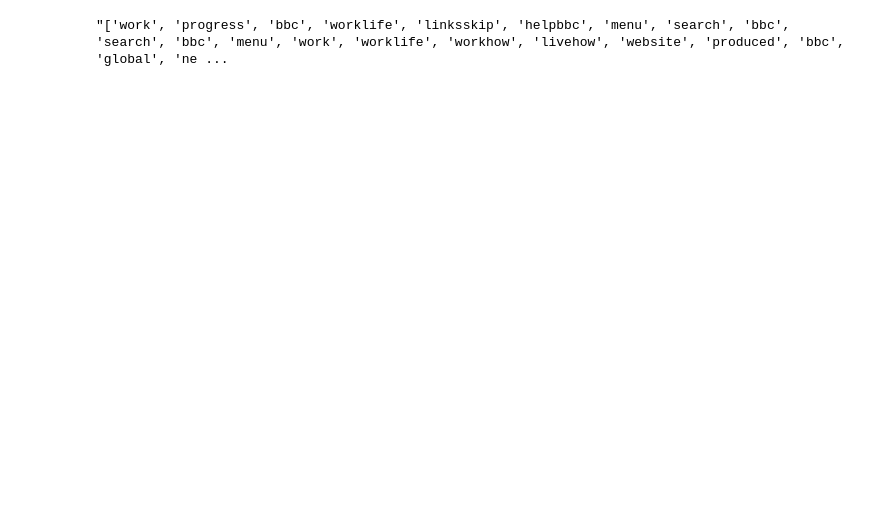
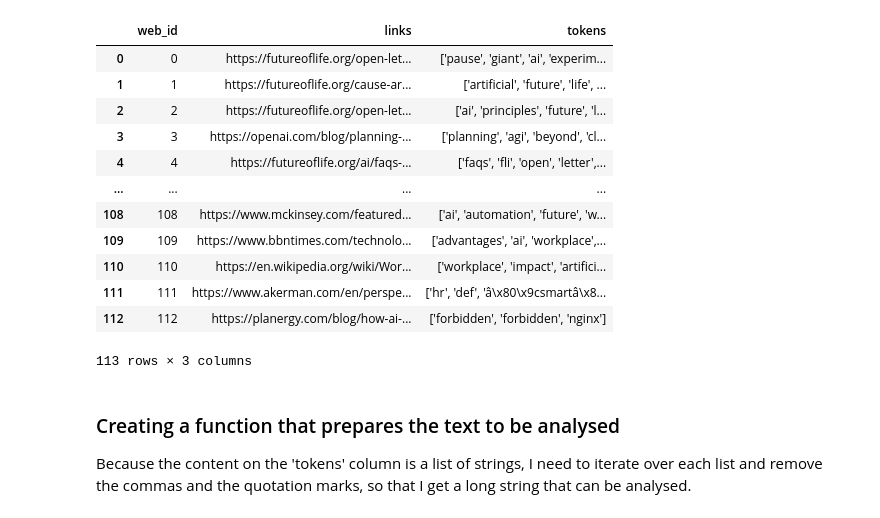
Before and after one commit to dianamgalindo/AI_anxiety, a Jupyter notebook: Design and Process Documentation/Data Analysis/3. Sentiment Analysis.ipynb, the cells around one changed output. Saved outputs shown, nothing was run; the diff lists cells and outputs as text; code cells hidden in the pictures; blank space fills up the shorter version.

Commit message:
data analysis

```diff
--- a/Design and Process Documentation/Data Analysis/3. Sentiment Analysis.ipynb
+++ b/Design and Process Documentation/Data Analysis/3. Sentiment Analysis.ipynb
@@ -9,5 +32,22 @@ import pandas as pd
 # %%
 dataFrame = pd.read_csv("Cleaned_data.csv")
-dataFrame['clean'][0]
+#dataFrame.drop('Unnamed: 0', inplace=True, axis =1)
+dataFrame.rename(columns={'Unnamed: 0': 'web_id'}, inplace = True)
+dataFrame
 # %% [output]
+|  | web_id | links | tokens |
+| 0 | 0 | https://futureoflife.org/open-let... | ['pause', 'giant', 'ai', 'experim... |
+| 1 | 1 | https://futureoflife.org/cause-ar... | ['artificial', 'future', 'life', ... |
+| 2 | 2 | https://futureoflife.org/open-let... | ['ai', 'principles', 'future', 'l... |
+| 3 | 3 | https://openai.com/blog/planning-... | ['planning', 'agi', 'beyond', 'cl... |
+| 4 | 4 | https://futureoflife.org/ai/faqs-... | ['faqs', 'fli', 'open', 'letter',... |
+| ... | ... | ... | ... |
+| 108 | 108 | https://www.mckinsey.com/featured... | ['ai', 'automation', 'future', 'w... |
+| 109 | 109 | https://www.bbntimes.com/technolo... | ['advantages', 'ai', 'workplace',... |
+| 110 | 110 | https://en.wikipedia.org/wiki/Wor... | ['workplace', 'impact', 'artifici... |
+| 111 | 111 | https://www.akerman.com/en/perspe... | ['hr', 'def', 'â\x80\x9csmartâ\x8... |
+| 112 | 112 | https://planergy.com/blog/how-ai-... | ['forbidden', 'forbidden', 'nginx'] |
-"['work', 'progress', 'bbc', 'worklife', 'linksskip', 'helpbbc', 'menu', 'search', 'bbc', 'search', 'bbc', 'menu', 'work', 'worklife', 'workhow', 'livehow', 'website', 'produced', 'bbc', 'global', 'ne ...
+113 rows × 3 columns
+# %% [markdown]
+### Creating a function that prepares the text to be analysed
+Because the content on the 'tokens' column is a list of strings, I need to iterate over each list and remove the commas and the quotation marks, so that I get a long string that can be analysed.
```
Also changed, not shown: parts of 16 cells of this notebook, 7 other files.
